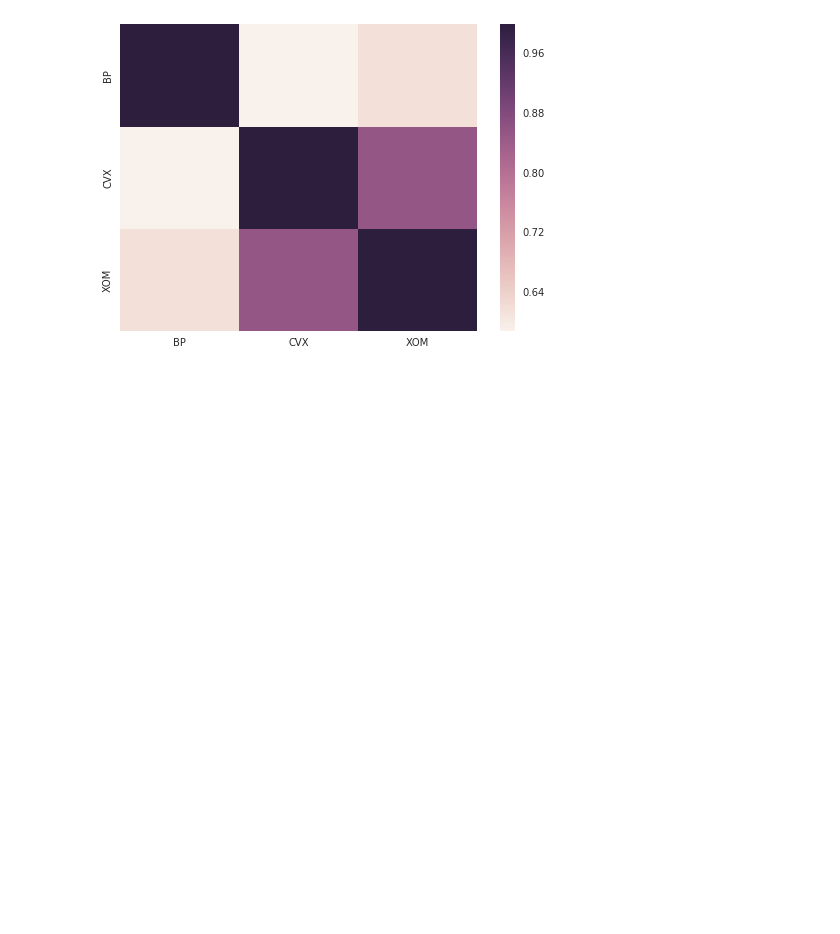
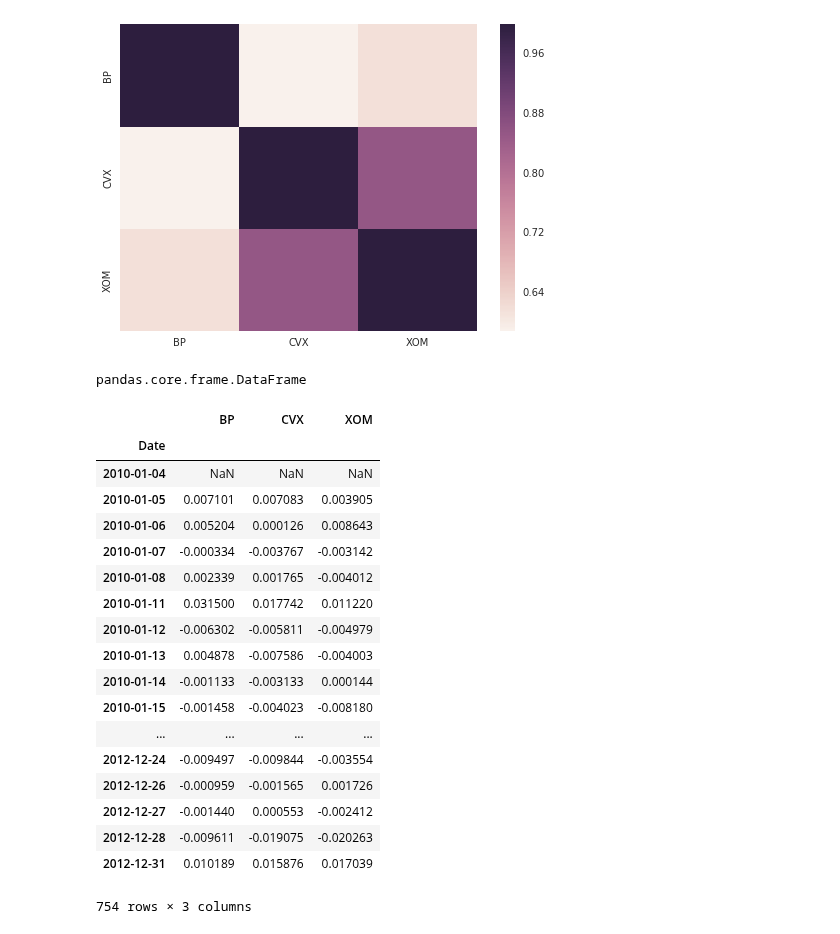
Before and after one commit to keijak/playground, a Jupyter notebook: udemy-pyanalysis/pyanalysis22.ipynb, the cells around one changed output. Drawn from its saved outputs; the diff is of its cells as text; code cells hidden in the pictures; blank space fills up the shorter version.

```diff
--- a/udemy-pyanalysis/pyanalysis22.ipynb
+++ b/udemy-pyanalysis/pyanalysis22.ipynb
@@ -119,3 +119,29 @@ seaborn.heatmap(rets.corr())
 # %% [output]
 <matplotlib.axes._subplots.AxesSubplot at 0x...>
 [figure]
+# %%
+type(rets)
+# %% [output]
+pandas.core.frame.DataFrame
+# %%
+rets
+# %% [output]
+|  | BP | CVX | XOM |
+| Date |  |  |  |
+| 2010-01-04 | NaN | NaN | NaN |
+| 2010-01-05 | 0.007101 | 0.007083 | 0.003905 |
+| 2010-01-06 | 0.005204 | 0.000126 | 0.008643 |
+| 2010-01-07 | -0.000334 | -0.003767 | -0.003142 |
+| 2010-01-08 | 0.002339 | 0.001765 | -0.004012 |
+| 2010-01-11 | 0.031500 | 0.017742 | 0.011220 |
+| 2010-01-12 | -0.006302 | -0.005811 | -0.004979 |
+| 2010-01-13 | 0.004878 | -0.007586 | -0.004003 |
+| 2010-01-14 | -0.001133 | -0.003133 | 0.000144 |
+| 2010-01-15 | -0.001458 | -0.004023 | -0.008180 |
+| ... | ... | ... | ... |
+| 2012-12-24 | -0.009497 | -0.009844 | -0.003554 |
+| 2012-12-26 | -0.000959 | -0.001565 | 0.001726 |
+| 2012-12-27 | -0.001440 | 0.000553 | -0.002412 |
+| 2012-12-28 | -0.009611 | -0.019075 | -0.020263 |
+| 2012-12-31 | 0.010189 | 0.015876 | 0.017039 |
+754 rows × 3 columns
```
